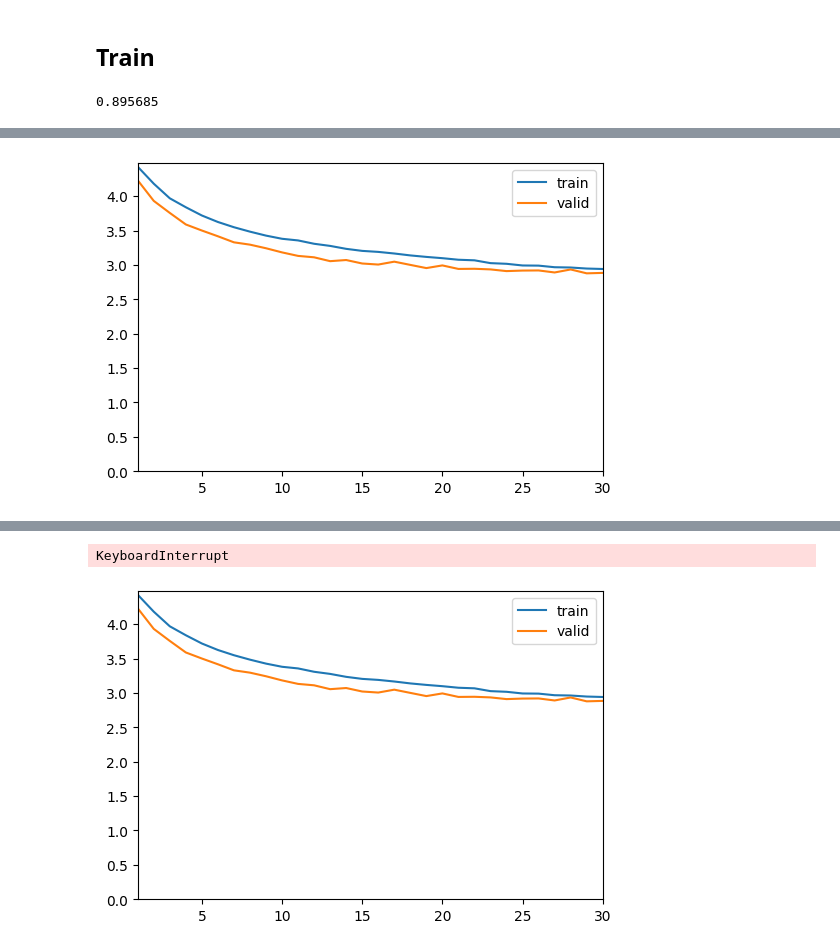
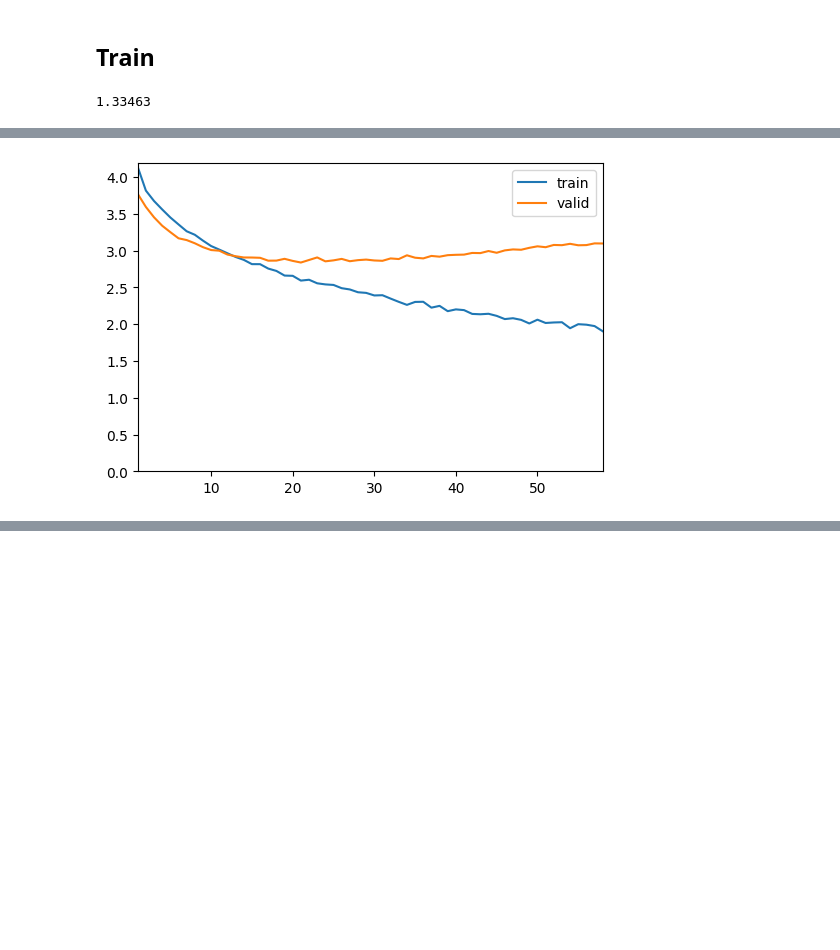
Before and after one commit to danjacobellis/BF, a Jupyter notebook: train_food101.ipynb, the cells around one changed output, grey strips where cells are left out. Cells and saved outputs as stored; diff of their text form; code cells hidden in the pictures; blank space fills up the shorter version.

```diff
--- a/train_food101.ipynb
+++ b/train_food101.ipynb
@@ -90,21 +90,16 @@ def entropy_decode(sample):
 class CascadeClassifier(nn.Module):
     def __init__(self):
         super(CascadeClassifier, self).__init__()
-        self.conv1 = nn.Conv2d(in_channels=16, out_channels=32, kernel_size=3, stride=2, padding=1)
-        self.conv2 = nn.Conv2d(in_channels=32, out_channels=64, kernel_size=3, stride=2, padding=1)
-        self.fc1 = nn.Linear(576, 512)
-        self.fc2 = nn.Linear(512, 512)
-        self.fc3 = nn.Linear(512, 512)
-        self.fc4 = nn.Linear(512, 101)
+        self.conv1 = nn.Conv2d(in_channels=16, out_channels=256, kernel_size=5, stride=4)
+        self.fc1 = nn.Linear(2304, 512)
+        self.fc2 = nn.Linear(512, 101)
+        self.prelu = nn.PReLU()
 
     def forward(self, x):
-        x = F.relu(self.conv1(x))
-        x = F.relu(self.conv2(x))
+        x = self.prelu(self.conv1(x))
         x = x.view(x.size(0), -1)
-        x = F.relu(self.fc1(x))
-        x = F.relu(self.fc2(x))
-        x = F.relu(self.fc3(x))
-        x = self.fc4(x)
+        x = self.prelu(self.fc1(x))
+        x = self.fc2(x)
         return x
 # %%
 model = CascadeClassifier().cuda()
@@ -114,7 +109,7 @@ optimizer = optim.AdamW(model.parameters(), lr=0.001)
 num_params = sum(p.numel() for p in model.parameters() if p.requires_grad)
 num_params/1e6
 # %% [output]
-0.895685
+1.33463
 # %%
 dataset = load_dataset('danjacobellis/food101_cascade').map(entropy_decode).remove_columns("compressed_image").with_format("torch")
 # %%
@@ -124,19 +119,16 @@ train_loss = []
 test_loss = []
 val_accuracy = []
 augmentations = Compose([
-    RandomCrop(12),
+    RandomCrop(13),
     RandomHorizontalFlip(0.5),
-    RandomErasing(p=0.5, scale=(1/144, 16/144), ratio=(1/12, 12), value= 0, inplace=False),
-    RandomErasing(p=0.5, scale=(1/144, 16/144), ratio=(1/12, 12), value= 0, inplace=False),
-    RandomErasing(p=0.5, scale=(1/144, 16/144), ratio=(1/12, 12), value= 0, inplace=False),
-    RandomErasing(p=0.5, scale=(1/144, 16/144), ratio=(1/12, 12), value= 0, inplace=False)
+    RandomErasing(p=0.5, scale=(1/169, 16/169), ratio=(1/13, 13), value=0, inplace=False),
 ])
 
-center_crop = CenterCrop(12)
+center_crop = CenterCrop(13)
 
 for epoch in mb:
     # Training Phase
-    dataloader_train = DataLoader(dataset['train'], batch_size=256, shuffle=True, drop_last=True)
+    dataloader_train = DataLoader(dataset['train'], batch_size=1024, shuffle=True, drop_last=True)
     model.train()
     running_loss = 0.0
     for inputs in progress_bar(dataloader_train, parent=mb):
@@ -150,7 +142,7 @@ for epoch in mb:
             continue
         loss.backward()
         print(loss.item(), end='\r')
-        torch.nn.utils.clip_grad_norm_(model.parameters(), max_norm=1.0)
+        # torch.nn.utils.clip_grad_norm_(model.parameters(), max_norm=1.0)
         optimizer.step()
         running_loss += loss.item()
 
@@ -197 +189 @@ Epoch: 1, Accuracy: 0.0494
-[figure, old version]
+[figure, new version]
@@ -215,2 +206,0 @@ Epoch: 30, Accuracy: 0.2958
-KeyboardInterrupt
-[figure, removed]
```
Also changed, not shown: parts of 1 cell of this notebook.
